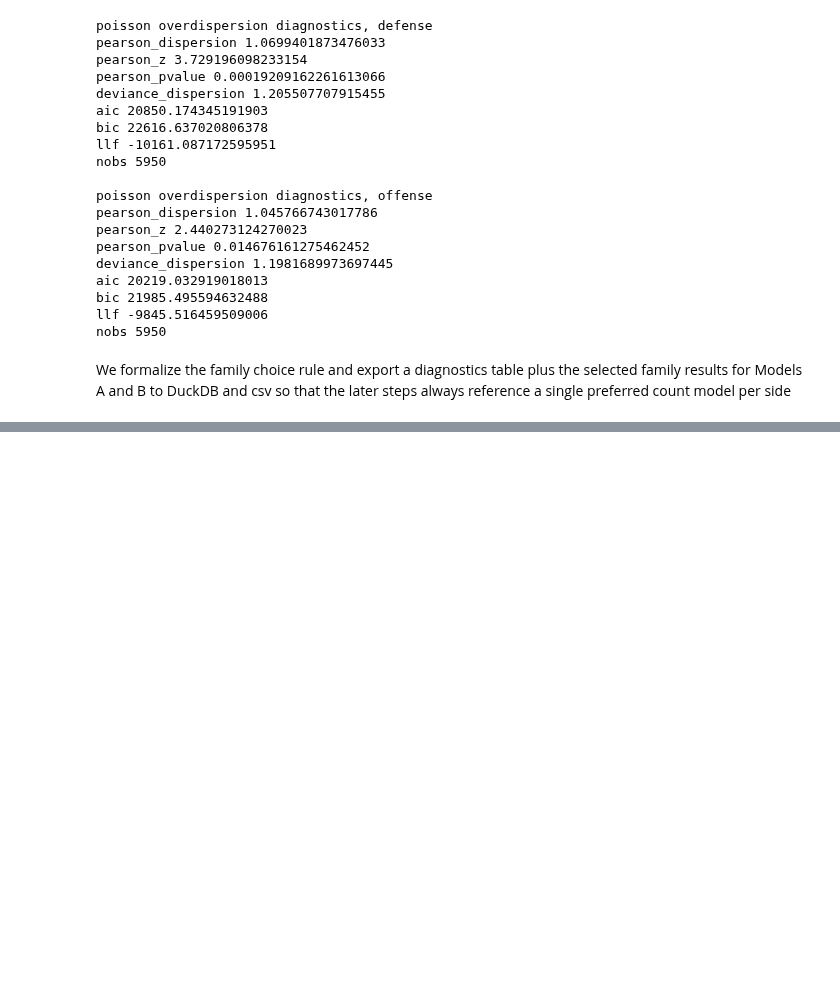
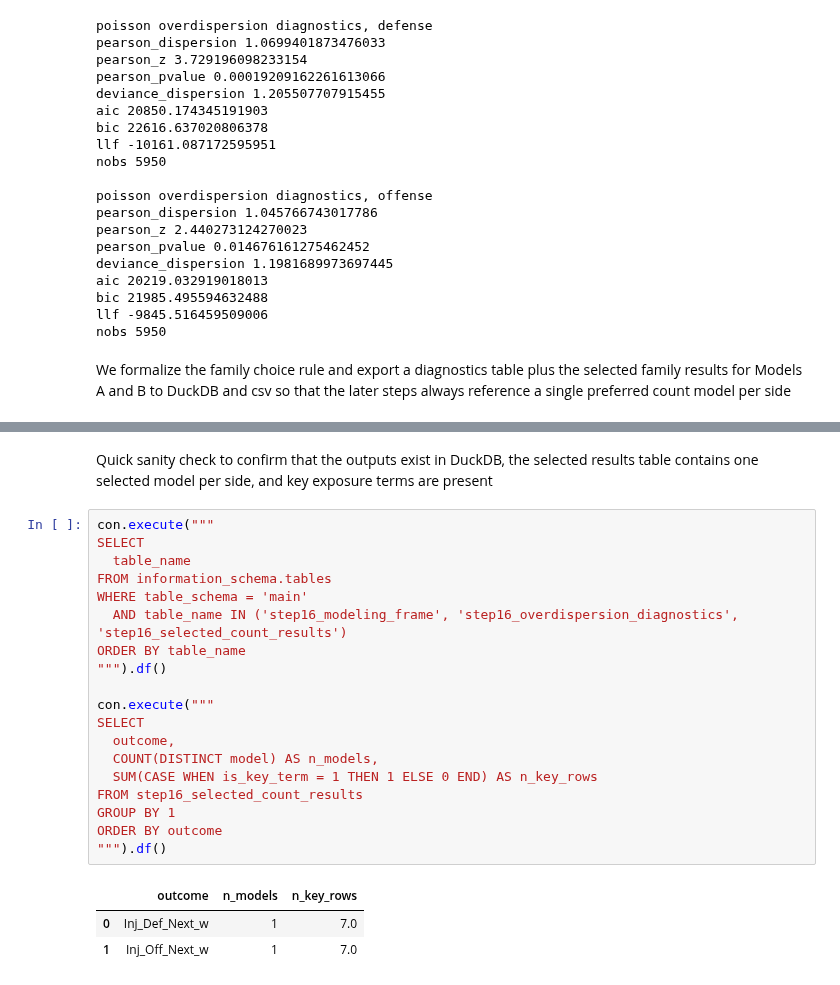
Before and after one commit to SiddharthKorukonda/2025-26-NFLPA-Data-Analytics-Case-Competition, a Jupyter notebook: notebooks/16_check_overdispersion_choose_poisson_or_nb.ipynb, the cells around one changed output, grey strips where cells are left out. Cells and saved outputs as stored; diff of their text form; blank space fills up the shorter version.

Commit message:
test: sanity check step 16 tables exist and selected results include key exposure terms for each outcome

```diff
--- a/notebooks/16_check_overdispersion_choose_poisson_or_nb.ipynb
+++ b/notebooks/16_check_overdispersion_choose_poisson_or_nb.ipynb
@@ -707,3 +707,28 @@ wrote csv /Users/ramko/Desktop/2025-26-NFLPA-Data-Analytics-Case-Competition/out
 |  | side | spec_tag | formula_used | outcome_mean | outcome_var | outcome_var_over_mean | ... |
 | 0 | defense | points_for_diff | Inj_Def_Next_w ~ shock_nonscore +... | 2.083866 | 2.380762 | 1.142474 | ... |
 | 1 | offense | points_for_diff | Inj_Off_Next_w ~ shock_nonscore +... | 1.920168 | 2.161217 | 1.125535 | ... |
+# %% [markdown]
+Quick sanity check to confirm that the outputs exist in DuckDB, the selected results table contains one selected model per side, and key exposure terms are present
+# %%
+con.execute("""
+SELECT
+  table_name
+FROM information_schema.tables
+WHERE table_schema = 'main'
+  AND table_name IN ('step16_modeling_frame', 'step16_overdispersion_diagnostics', 'step16_selected_count_results')
+ORDER BY table_name
+""").df()
+
+con.execute("""
+SELECT
+  outcome,
+  COUNT(DISTINCT model) AS n_models,
+  SUM(CASE WHEN is_key_term = 1 THEN 1 ELSE 0 END) AS n_key_rows
+FROM step16_selected_count_results
+GROUP BY 1
+ORDER BY outcome
+""").df()
+# %% [output]
+|  | outcome | n_models | n_key_rows |
+| 0 | Inj_Def_Next_w | 1 | 7.0 |
+| 1 | Inj_Off_Next_w | 1 | 7.0 |
```
